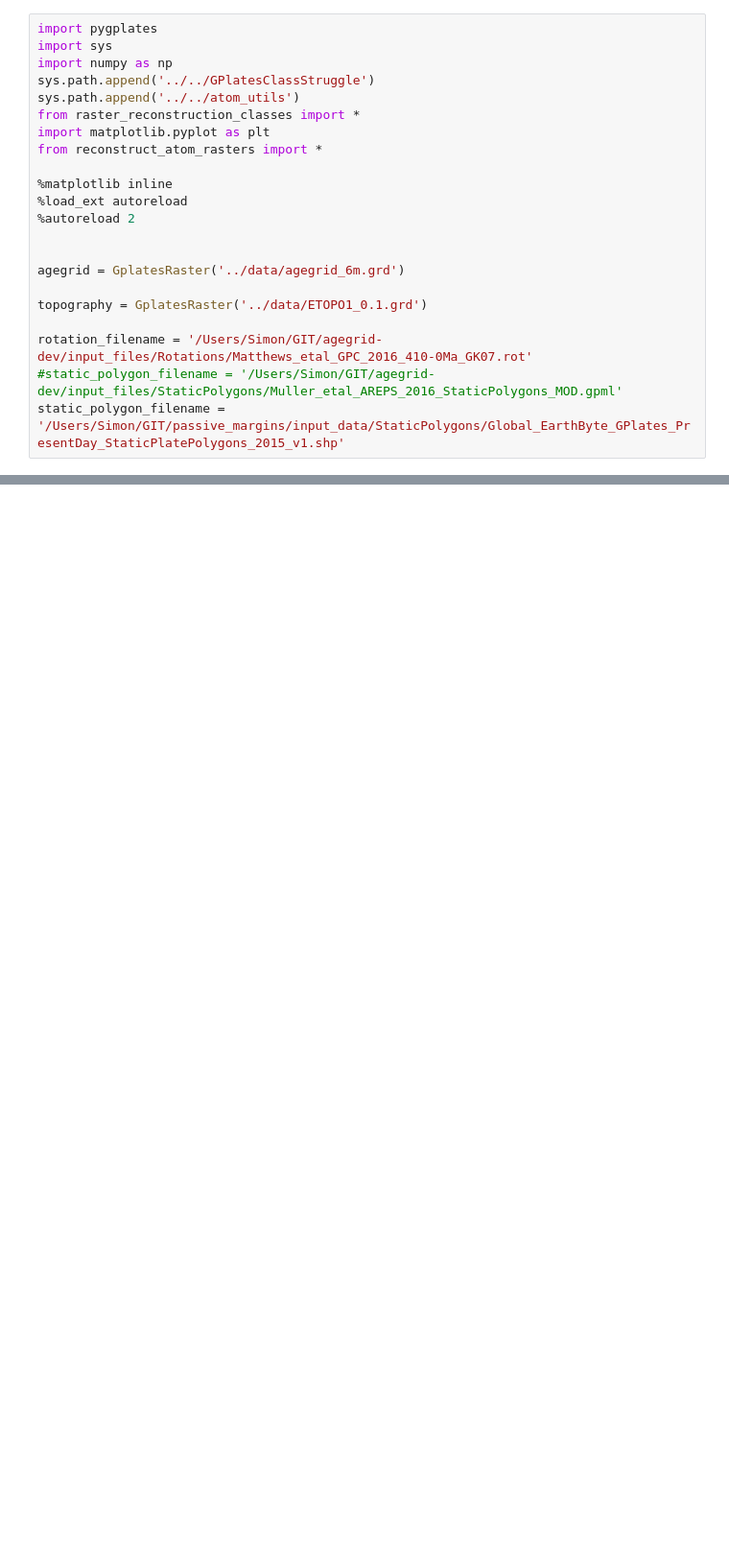
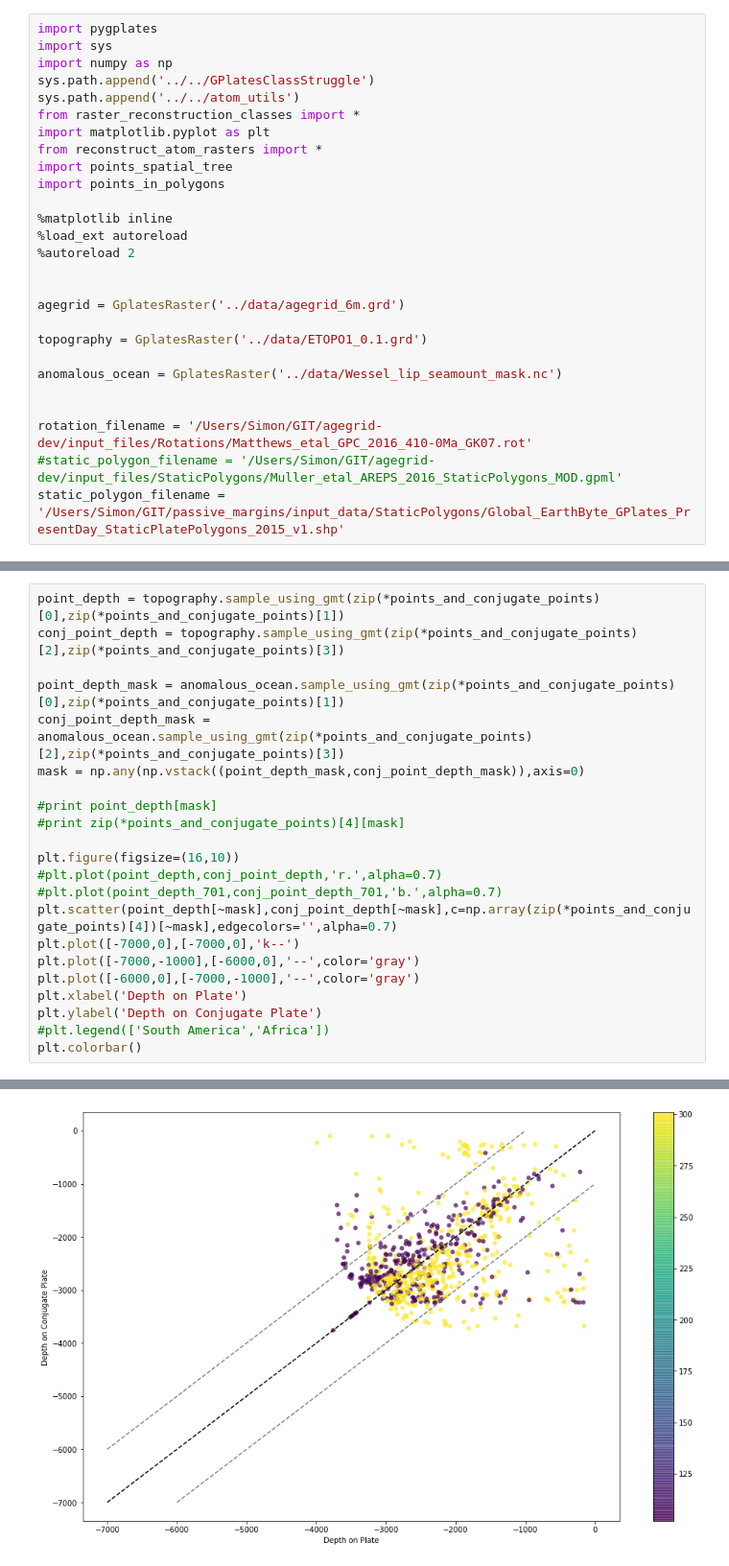
Before and after one commit to siwill22/paleotopography, a Jupyter notebook: dev/paleobathymetry-backtracking.ipynb, the cells around one changed output, grey strips where cells are left out. Shown at 96% size. Drawn from its saved outputs; the diff is of its cells as text; blank space fills up the shorter version.

```diff
--- a/dev/paleobathymetry-backtracking.ipynb
+++ b/dev/paleobathymetry-backtracking.ipynb
@@ -7,6 +7,8 @@ sys.path.append('../../atom_utils')
 from raster_reconstruction_classes import *
 import matplotlib.pyplot as plt
 from reconstruct_atom_rasters import *
+import points_spatial_tree
+import points_in_polygons
 
 %matplotlib inline
 %load_ext autoreload
@@ -17,6 +19,9 @@ agegrid = GplatesRaster('../data/agegrid_6m.grd')
 
 topography = GplatesRaster('../data/ETOPO1_0.1.grd')
 
+anomalous_ocean = GplatesRaster('../data/Wessel_lip_seamount_mask.nc')
+
+
 rotation_filename = '/Users/Simon/GIT/agegrid-dev/input_files/Rotations/Matthews_etal_GPC_2016_410-0Ma_GK07.rot'
 #static_polygon_filename = '/Users/Simon/GIT/agegrid-dev/input_files/StaticPolygons/Muller_etal_AREPS_2016_StaticPolygons_MOD.gpml'
 static_polygon_filename = '/Users/Simon/GIT/passive_margins/input_data/StaticPolygons/Global_EarthByte_GPlates_PresentDay_StaticPlatePolygons_2015_v1.shp'
@@ -124,0 +91,23 @@ plt.legend(['South America','Africa'])
+# %%
+point_depth = topography.sample_using_gmt(zip(*points_and_conjugate_points)[0],zip(*points_and_conjugate_points)[1])
+conj_point_depth = topography.sample_using_gmt(zip(*points_and_conjugate_points)[2],zip(*points_and_conjugate_points)[3])
+
+point_depth_mask = anomalous_ocean.sample_using_gmt(zip(*points_and_conjugate_points)[0],zip(*points_and_conjugate_points)[1])
+conj_point_depth_mask = anomalous_ocean.sample_using_gmt(zip(*points_and_conjugate_points)[2],zip(*points_and_conjugate_points)[3])
+mask = np.any(np.vstack((point_depth_mask,conj_point_depth_mask)),axis=0)
+
+#print point_depth[mask]
+#print zip(*points_and_conjugate_points)[4][mask]
+
+plt.figure(figsize=(16,10))
+#plt.plot(point_depth,conj_point_depth,'r.',alpha=0.7)
+#plt.plot(point_depth_701,conj_point_depth_701,'b.',alpha=0.7)
+plt.scatter(point_depth[~mask],conj_point_depth[~mask],c=np.array(zip(*points_and_conjugate_points)[4])[~mask],edgecolors='',alpha=0.7)
+plt.plot([-7000,0],[-7000,0],'k--')
+plt.plot([-7000,-1000],[-6000,0],'--',color='gray')
+plt.plot([-6000,0],[-7000,-1000],'--',color='gray')
+plt.xlabel('Depth on Plate')
+plt.ylabel('Depth on Conjugate Plate')
+#plt.legend(['South America','Africa'])
+plt.colorbar()
+# %% [output]
@@ -125 +115,2 @@ plt.legend(['South America','Africa'])
+[figure, added]
 # %%
```
Also changed, not shown: parts of 9 cells of this notebook.
